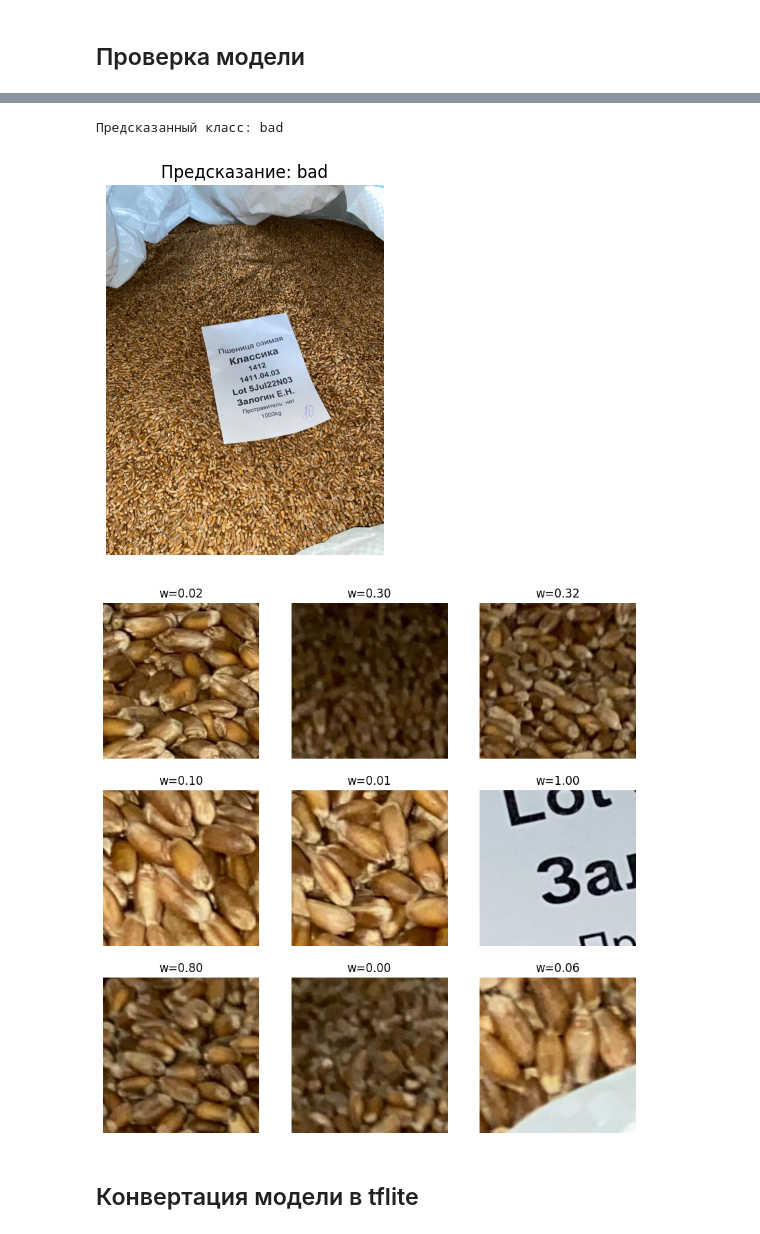
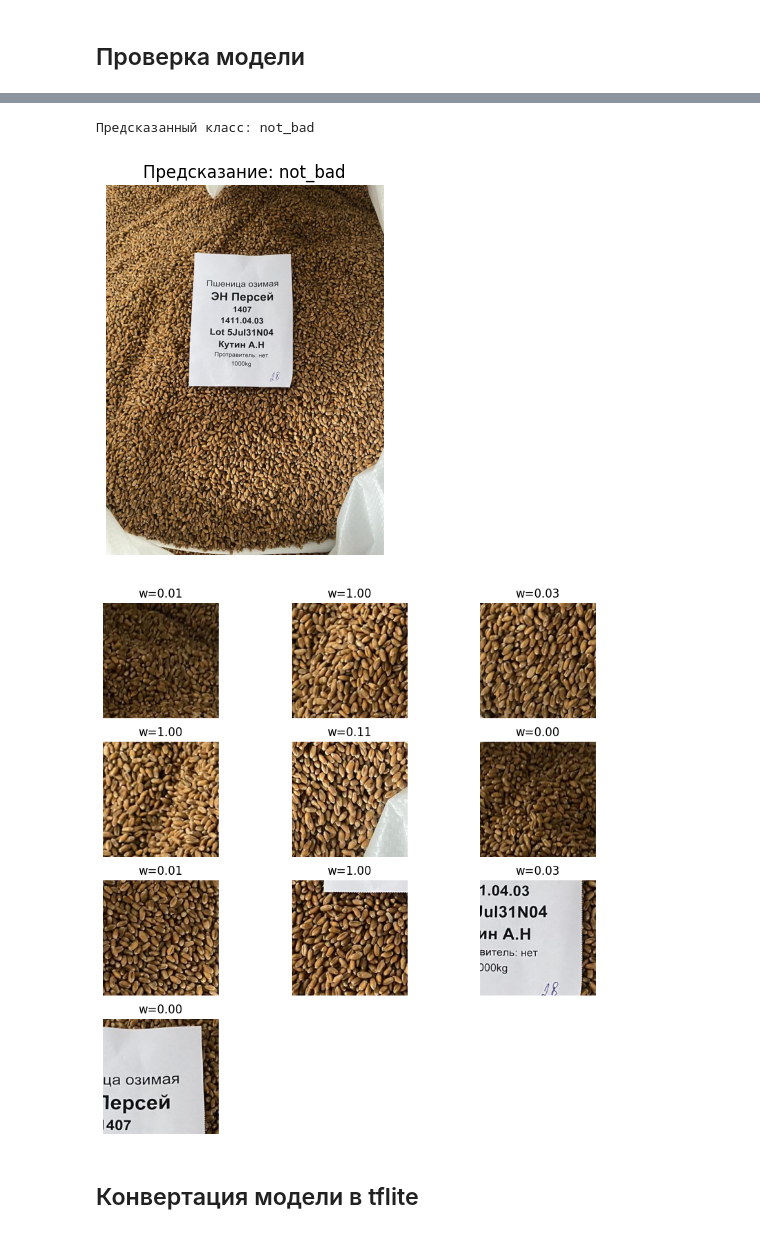
Before and after one commit to hdl0909/classification-of-seeds-by-quality, a Jupyter notebook: model.ipynb, the cells around one changed output, grey strips where cells are left out. Saved outputs shown, nothing was run; the diff lists cells and outputs as text; code cells hidden in the pictures.

```diff
--- a/model.ipynb
+++ b/model.ipynb
@@ -589,5 +671,7 @@ Epoch 15: ReduceLROnPlateau reducing learning rate to 4.999999873689376e-05.
 # %%
-# best_model = tf.keras.models.load_model("drive/MyDrive/Colab_Notebooks/best_model.keras",
-#                                         custom_objects={"att_pool_func": att_pool_func,
-#                                         "att_pool_shape": att_pool_shape,
-#                                         "ordinal_focal_loss": ordinal_focal_loss})
+best_model = keras.models.load_model("drive/MyDrive/Colab_Notebooks/best_model.keras",
+                                            custom_objects={
+                                                "att_pool_func": att_pool_func,
+                                                "att_pool_shape": att_pool_shape,
+                                                "ordinal_focal_loss": ordinal_focal_loss
+                                            })
@@ -596,14 +678,14 @@ TypeError: Could not locate function 'loss'. Make sure custom classes are decora
 # %%
-# Размораживаем последние 30 слоев модели и дообучаем ее
+  # Размораживаем последние 3 слоя модели и дообучаем ее
 base_model.trainable = True
-for layer in base_model.layers[:30]:
+for layer in base_model.layers[:3]:
     layer.trainable = False
 
-model.compile(optimizer=tf.keras.optimizers.Adam(learning_rate=1e-5),
-              loss=ordinal_focal_loss(),
+best_model.compile(optimizer=tf.keras.optimizers.Adam(learning_rate=1e-5),
+              loss=ordinal_focal_loss,
               metrics=['accuracy'])
 
-history_fine = model.fit(
+history_fine = best_model.fit(
     train_mil_gen_w,
     epochs=10,
     validation_data=val_mil_gen_w,
@@ -616,3 +720,10 @@ Epoch 1/10
+# %%
+best_full_model = keras.models.load_model("drive/MyDrive/Colab_Notebooks/best_model.keras",
+                                            custom_objects={
+                                                "att_pool_func": att_pool_func,
+                                                "att_pool_shape": att_pool_shape,
+                                                "ordinal_focal_loss": ordinal_focal_loss
+                                            })
 # %% [markdown]
 ## Проверка модели
 # %%
@@ -702,9 +791,9 @@ def visualize_attention(img, model, att_model, patch_size=(224,224), max_patches
 # %%
-img_path = 'drive/MyDrive/Colab_Notebooks/data_split/val/good/photo_1.jpg'
+img_path = 'drive/MyDrive/Colab_Notebooks/data_split/test/good/photo_11.jpg'
 
 img = keras.preprocessing.image.load_img(img_path, target_size=(224, 224))
 
-label, probs = predict_single_image_mil(model, img_path, ordered_classes)
+label, probs = predict_single_image_mil(best_model, img_path, ordered_classes)
 
 print(f"Предсказанный класс: {label}")
 
@@ -713,5 +802,5 @@ plt.title(f"Предсказание: {label}")
 plt.axis('off')
 plt.show()
 # %% [output]
-Предсказанный класс: bad
+Предсказанный класс: not_bad
-[figure, old version]
+[figure, new version]
@@ -718,8 +829,8 @@ plt.show()
 # %%
-img_path = 'drive/MyDrive/Colab_Notebooks/data_split/val/good/photo_1.jpg'
-
+img_path = 'drive/MyDrive/Colab_Notebooks/data_split/test/good/photo_11.jpg'
+♣
 img = np.array(Image.open(img_path).convert("RGB"))
 
 visualize_attention(img, model, att_model, max_patches=10)
 # %% [output]
-[figure, old version]
+[figure, new version]
```
Also changed, not shown: parts of 31 cells of this notebook.
